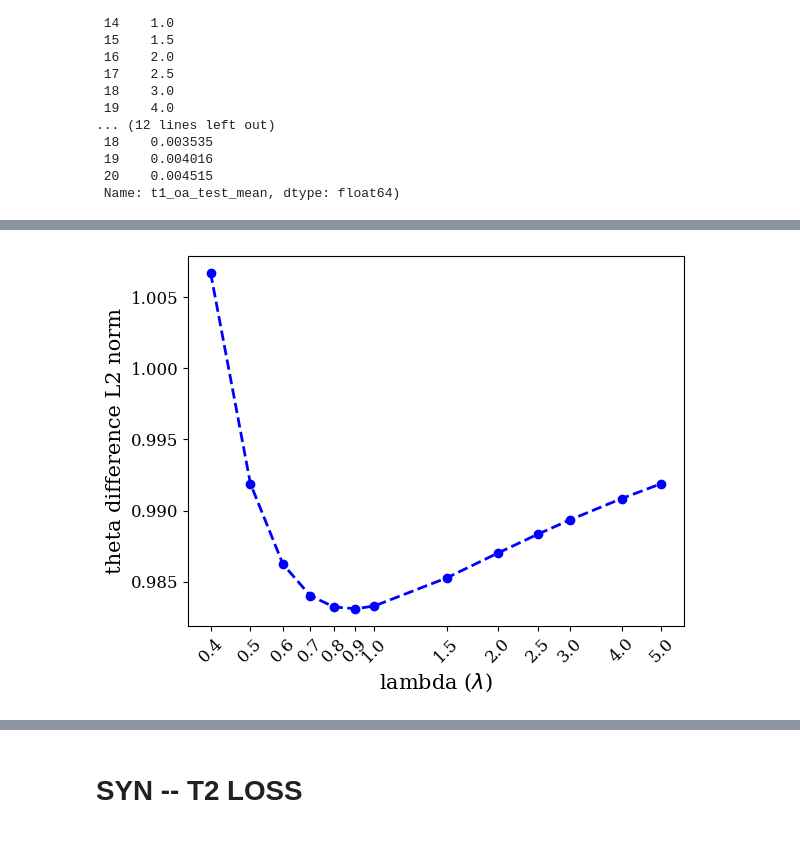
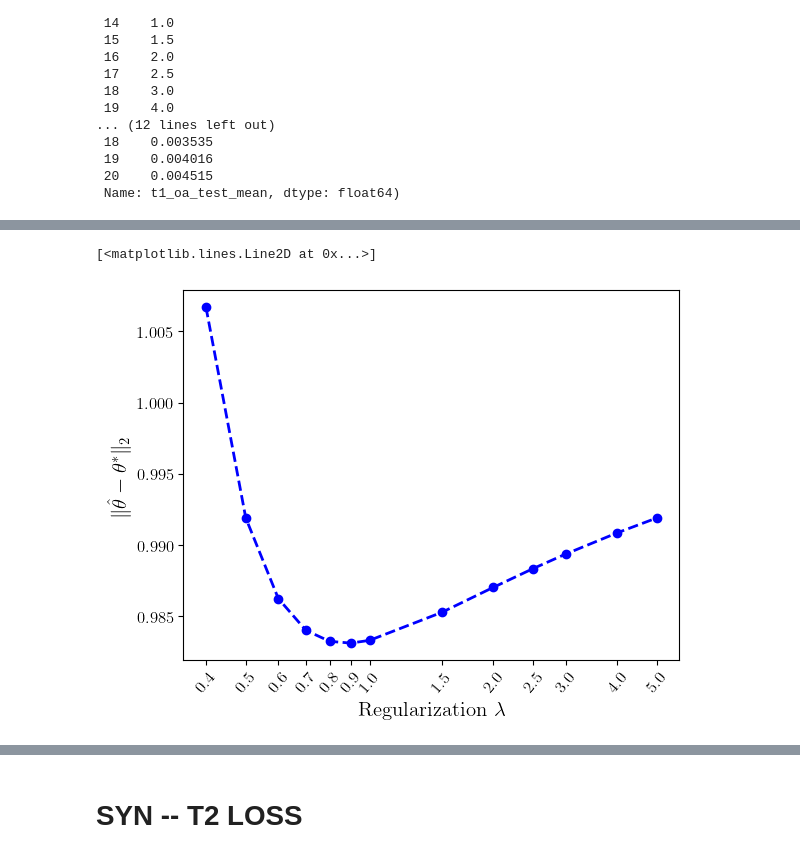
Before and after one commit to krishnacharya/pp-ridge, a Jupyter notebook: pp/runexps/plot-synth-and-real-varylambda.ipynb, the cells around one changed output, grey strips where cells are left out. Saved outputs shown, nothing was run; the diff lists cells and outputs as text; code cells hidden in the pictures.

Commit message:
adds notebook to reproduce lambda var plots

```diff
--- a/pp/runexps/plot-synth-and-real-varylambda.ipynb
+++ b/pp/runexps/plot-synth-and-real-varylambda.ipynb
@@ -164,15 +165,21 @@ df['lamb'][8:], df['t1_oa_test_mean'][8:]
  19    0.004016
  20    0.004515
  Name: t1_oa_test_mean, dtype: float64)
+# %%
+import matplotlib.pyplot as plt
+
+plt.rc('text', usetex=True)
+plt.rc('text.latex', preamble=r'\usepackage{amsmath}')
 # %%
 # GOOD CODE BLOCK thetadiff
 plt.xscale('log')
-plt.xlabel(f'lambda ($\lambda$)')
-plt.ylabel('theta difference L2 norm')
-plt.xticks(df['lamb'][8:], df['lamb'][8:], rotation=45)
+plt.rc('text', usetex=True)
+plt.xlabel(r'Regularization $\lambda$')
+plt.ylabel(r'$ \lVert \hat{\theta} - \theta^* \rVert_2$')
+plt.xticks(df['lamb'][8:], df['lamb'][8:], rotation=50)
 plt.plot(df['lamb'][8:], df['t1_thetadiff_oa_mean'][8:], '--bo')
 
 
-plt.savefig("syn-t1-thetadiff.pdf", format='pdf', dpi=300)
-files.download("syn-t1-thetadiff.pdf")
+# plt.savefig("syn-t1-thetadiff.pdf", format='pdf', dpi=300)
+# files.download("syn-t1-thetadiff.pdf")
 # %% [output]
@@ -181,4 +186,5 @@ files.download("syn-t1-thetadiff.pdf")
+[<matplotlib.lines.Line2D at 0x...>]
-[figure, old version]
+[figure, new version]
 # %%
 pd.DataFrame([df['lamb'][8:], df['t1_thetadiff_oa_mean'][8:]])
 # %% [output]
```
Also changed, not shown: parts of 3 cells of this notebook, 12 other files.
